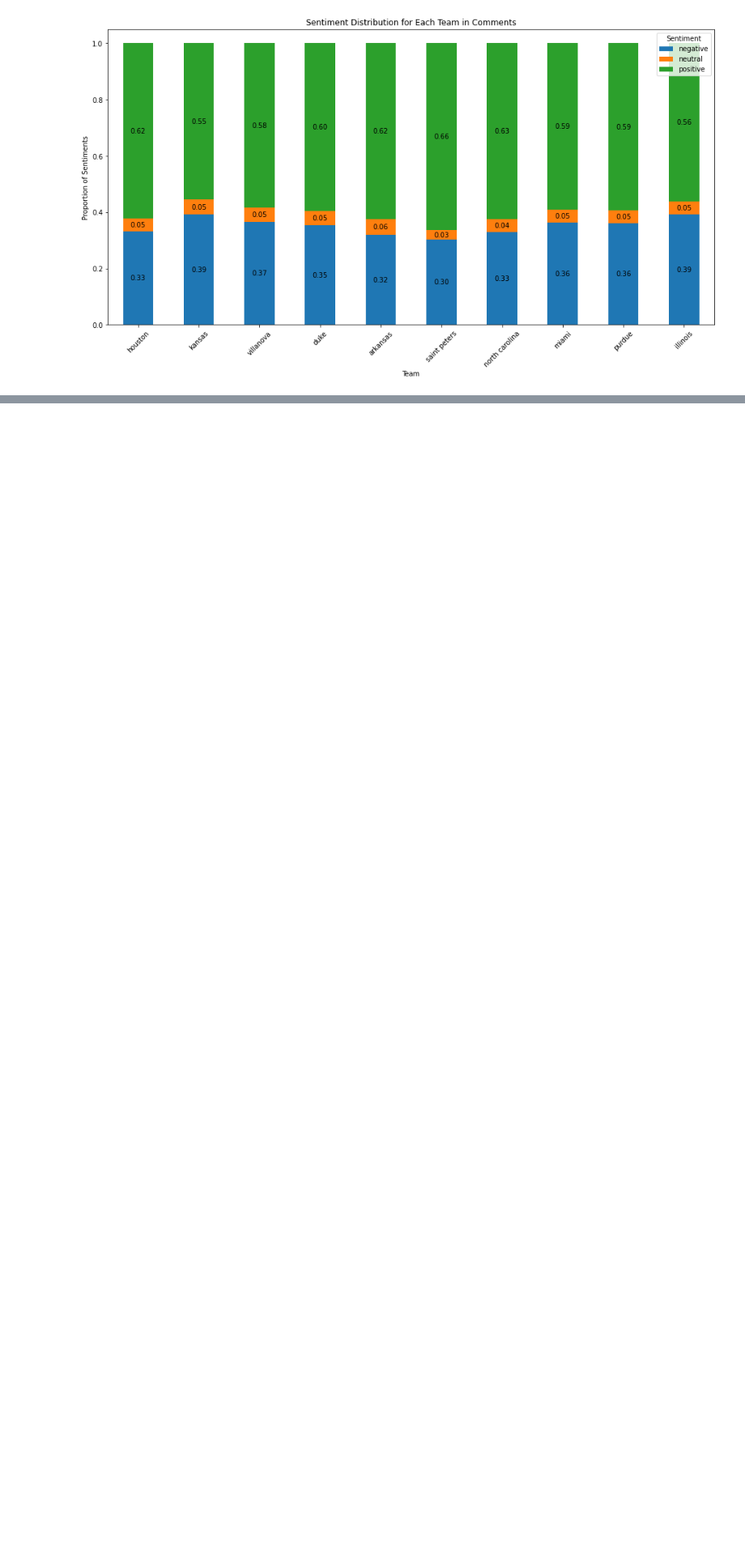
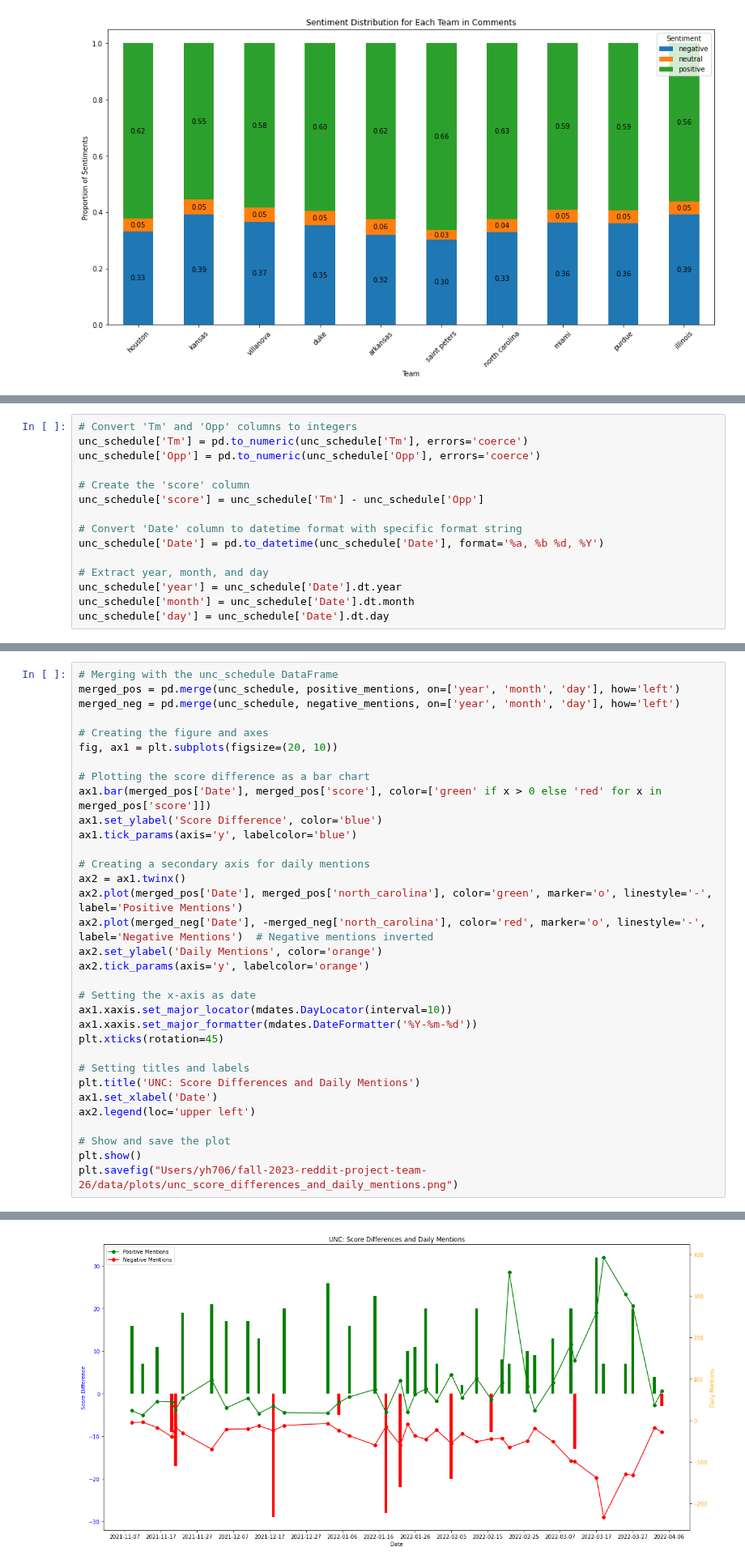
Before and after one commit to gu-dsan6000/fall-2023-reddit-project-team-26, a Jupyter notebook: code/nlp/project_nlp_q9.ipynb, the cells around one changed output, grey strips where cells are left out. Shown at 81% size. Drawn from its saved outputs; the diff is of its cells as text; blank space fills up the shorter version.

```diff
--- a/code/nlp/project_nlp_q9.ipynb
+++ b/code/nlp/project_nlp_q9.ipynb
@@ -216,0 +341,15 @@ StatementMeta(7c27951d-2bdf-4140-be82-d0dc0c0e7d8e, 51, 44, Finished, Available)
+# %%
+# Convert 'Tm' and 'Opp' columns to integers
+unc_schedule['Tm'] = pd.to_numeric(unc_schedule['Tm'], errors='coerce')
+unc_schedule['Opp'] = pd.to_numeric(unc_schedule['Opp'], errors='coerce')
+
+# Create the 'score' column
+unc_schedule['score'] = unc_schedule['Tm'] - unc_schedule['Opp']
+
+# Convert 'Date' column to datetime format with specific format string
+unc_schedule['Date'] = pd.to_datetime(unc_schedule['Date'], format='%a, %b %d, %Y')
+
+# Extract year, month, and day
+unc_schedule['year'] = unc_schedule['Date'].dt.year
+unc_schedule['month'] = unc_schedule['Date'].dt.month
+unc_schedule['day'] = unc_schedule['Date'].dt.day
@@ -216,0 +376,34 @@ StatementMeta(7c27951d-2bdf-4140-be82-d0dc0c0e7d8e, 51, 44, Finished, Available)
+# %%
+# Merging with the unc_schedule DataFrame
+merged_pos = pd.merge(unc_schedule, positive_mentions, on=['year', 'month', 'day'], how='left')
+merged_neg = pd.merge(unc_schedule, negative_mentions, on=['year', 'month', 'day'], how='left')
+
+# Creating the figure and axes
+fig, ax1 = plt.subplots(figsize=(20, 10))
+
+# Plotting the score difference as a bar chart
+ax1.bar(merged_pos['Date'], merged_pos['score'], color=['green' if x > 0 else 'red' for x in merged_pos['score']])
+ax1.set_ylabel('Score Difference', color='blue')
+ax1.tick_params(axis='y', labelcolor='blue')
+
+# Creating a secondary axis for daily mentions
+ax2 = ax1.twinx()
+ax2.plot(merged_pos['Date'], merged_pos['north_carolina'], color='green', marker='o', linestyle='-', label='Positive Mentions')
+ax2.plot(merged_neg['Date'], -merged_neg['north_carolina'], color='red', marker='o', linestyle='-', label='Negative Mentions')  # Negative mentions inverted
+ax2.set_ylabel('Daily Mentions', color='orange')
+ax2.tick_params(axis='y', labelcolor='orange')
+
+# Setting the x-axis as date
+ax1.xaxis.set_major_locator(mdates.DayLocator(interval=10))
+ax1.xaxis.set_major_formatter(mdates.DateFormatter('%Y-%m-%d'))
+plt.xticks(rotation=45)
+
+# Setting titles and labels
+plt.title('UNC: Score Differences and Daily Mentions')
+ax1.set_xlabel('Date')
+ax2.legend(loc='upper left')
+
+# Show and save the plot
+plt.show()
+plt.savefig("Users/yh706/fall-2023-reddit-project-team-26/data/plots/unc_score_differences_and_daily_mentions.png")
+# %% [output]
@@ -216,0 +411 @@ StatementMeta(7c27951d-2bdf-4140-be82-d0dc0c0e7d8e, 51, 44, Finished, Available)
+[figure, added]
```
Also changed, not shown: parts of 21 cells of this notebook, 2 other files.
